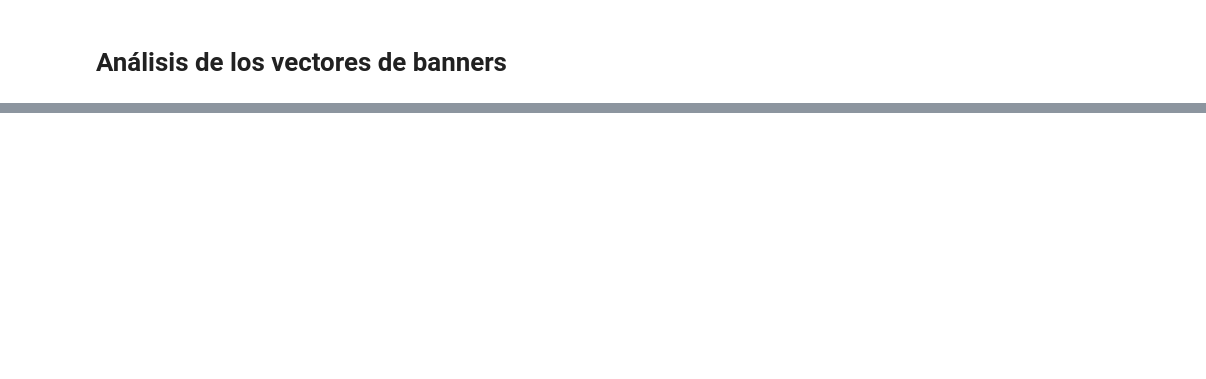
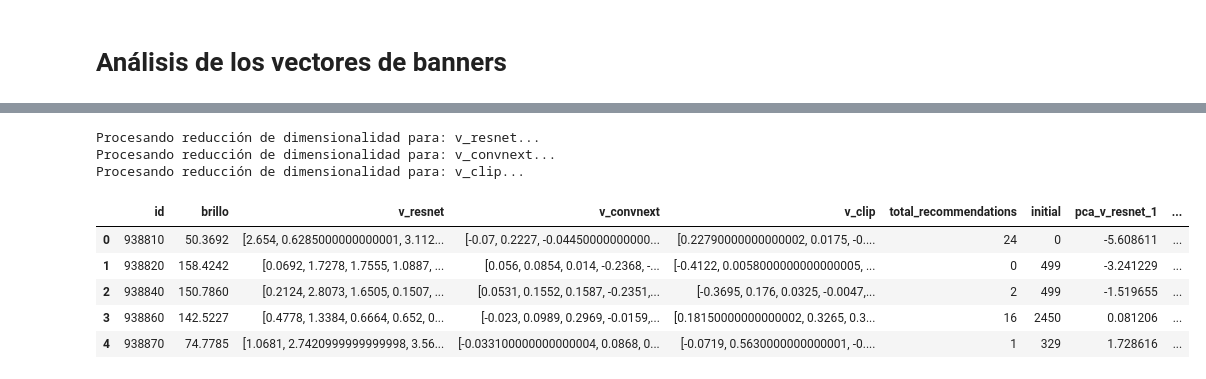
Before and after one commit to UCM-GIDIA-PD1/c2526-R4, a Jupyter notebook: src/2_Analisis/Analisis_vectores_imagenes.ipynb, the cells around one changed output, grey strips where cells are left out. Drawn from its saved outputs; the diff is of its cells as text; code cells hidden in the pictures; blank space fills up the shorter version.

```diff
--- a/src/2_Analisis/Analisis_vectores_imagenes.ipynb
+++ b/src/2_Analisis/Analisis_vectores_imagenes.ipynb
@@ -19,9 +19,12 @@ base_dir = Path().resolve().parents[1] # Nos situamos en la carpeta del proyecto
 data_dir = base_dir / 'data'
 
 ruta = Path(data_dir / f'info_imagenes.jsonl.gz')
+ruta_b = Path(data_dir / f'games_info.jsonl.gz')
 
 if not ruta.exists():
     raise FileNotFoundError(f'No se encuentra la ruta: {ruta}')
 
-df = pd.DataFrame(pd.read_json(ruta, lines=True, compression='infer'))
-df.head()
+df1 = pd.DataFrame(pd.read_json(ruta, lines=True, compression='infer'))
+df2 = pd.DataFrame(pd.read_json(ruta_b, lines=True, compression='infer'))
+
+df1.head()
@@ -27,0 +38,27 @@ df.head()
+# %%
+# Meter numero de reseñas
+df3 = df2.copy()
+df2 = df2.join(df2["appreviewhistogram"].apply(pd.Series))
+
+def get_review(x):
+    return x.get("total_recommendations")
+
+df2["total_recommendations"] = df2["rollups"].apply(lambda x : get_review(x))
+df2 = df2[["id", "total_recommendations"]]
+df2.head()
+
+df = df1.merge(df2, on="id")
+
+# Meter precio
+
+df3 = df3.join(df3["appdetails"].apply(pd.Series))
+
+def get_price(x):
+    return x.get("initial")
+
+df3["initial"] = df3["price_overview"].apply(lambda x : get_price(x))
+df3 = df3[["id", "initial"]]
+
+df = df.merge(df3, on="id")
+
+df.head()
@@ -28,30 +72,40 @@ df.head()
 # %%
 modelos = ['v_resnet', 'v_convnext', 'v_clip']
 
 for mod in modelos:
     print(f"Procesando reducción de dimensionalidad para: {mod}...")
 
     matrix = np.vstack(df[mod].values)
 
     # PCA
-    pca = PCA(n_components=3)
+    pca = PCA(n_components=2)
     coords_pca = pca.fit_transform(matrix)
 
     df[f'pca_{mod}_1'] = coords_pca[:, 0]
     df[f'pca_{mod}_2'] = coords_pca[:, 1]
-    df[f'pca_{mod}_3'] = coords_pca[:, 2]
+    #df[f'pca_{mod}_3'] = coords_pca[:, 2]
 
     # TSNE
     pca_pre = PCA(n_components=50)
     matrix_reduced = pca_pre.fit_transform(matrix)
 
-    tsne = TSNE(n_components=3, perplexity=30, random_state=42, init='pca')
+    tsne = TSNE(n_components=2, perplexity=30, random_state=42, init='pca')
     coords_tsne = tsne.fit_transform(matrix_reduced)
 
     # Guardamos resultados con prefijo del modelo
     df[f'tsne_{mod}_1'] = coords_tsne[:, 0]
     df[f'tsne_{mod}_2'] = coords_tsne[:, 1]
-    df[f'tsne_{mod}_3'] = coords_tsne[:, 2]
+    #df[f'tsne_{mod}_3'] = coords_tsne[:, 2]
 
 df.head()
+# %% [output]
+Procesando reducción de dimensionalidad para: v_resnet...
+Procesando reducción de dimensionalidad para: v_convnext...
+Procesando reducción de dimensionalidad para: v_clip...
+|  | id | brillo | v_resnet | v_convnext | v_clip | total_recommendations | initial | pca_v_resnet_1 | ... |
+| 0 | 938810 | 50.3692 | [2.654, 0.6285000000000001, 3.112... | [-0.07, 0.2227, -0.04450000000000... | [0.22790000000000002, 0.0175, -0.... | 24 | 0 | -5.608611 | ... |
+| 1 | 938820 | 158.4242 | [0.0692, 1.7278, 1.7555, 1.0887, ... | [0.056, 0.0854, 0.014, -0.2368, -... | [-0.4122, 0.0058000000000000005, ... | 0 | 499 | -3.241229 | ... |
+| 2 | 938840 | 150.7860 | [0.2124, 2.8073, 1.6505, 0.1507, ... | [0.0531, 0.1552, 0.1587, -0.2351,... | [-0.3695, 0.176, 0.0325, -0.0047,... | 2 | 499 | -1.519655 | ... |
+| 3 | 938860 | 142.5227 | [0.4778, 1.3384, 0.6664, 0.652, 0... | [-0.023, 0.0989, 0.2969, -0.0159,... | [0.18150000000000002, 0.3265, 0.3... | 16 | 2450 | 0.081206 | ... |
+| 4 | 938870 | 74.7785 | [1.0681, 2.7420999999999998, 3.56... | [-0.033100000000000004, 0.0868, 0... | [-0.0719, 0.5630000000000001, -0.... | 1 | 329 | 1.728616 | ... |
 # %%
```
Also changed, not shown: parts of 4 cells of this notebook, 24 other files.
